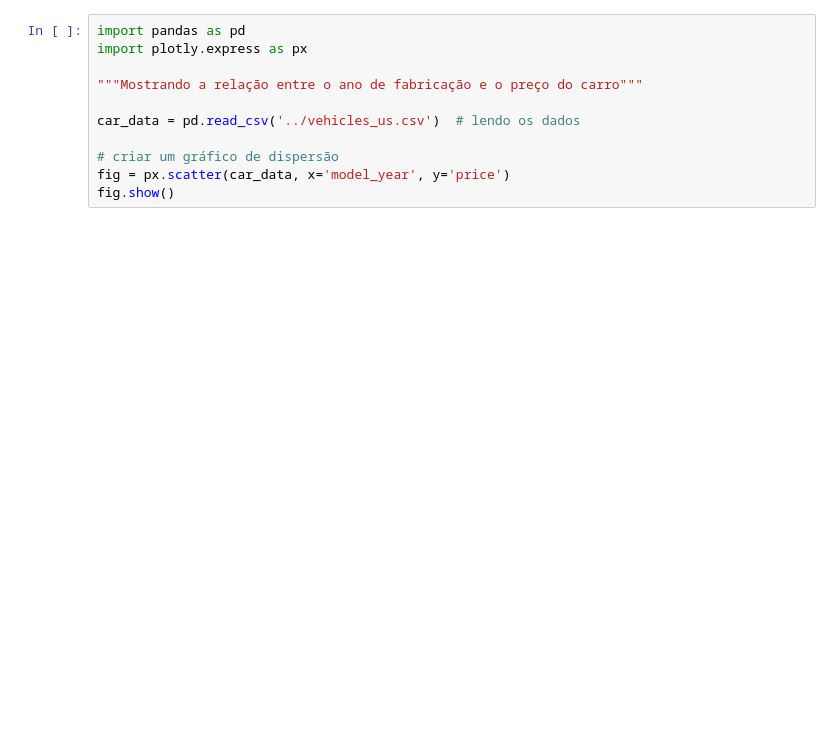
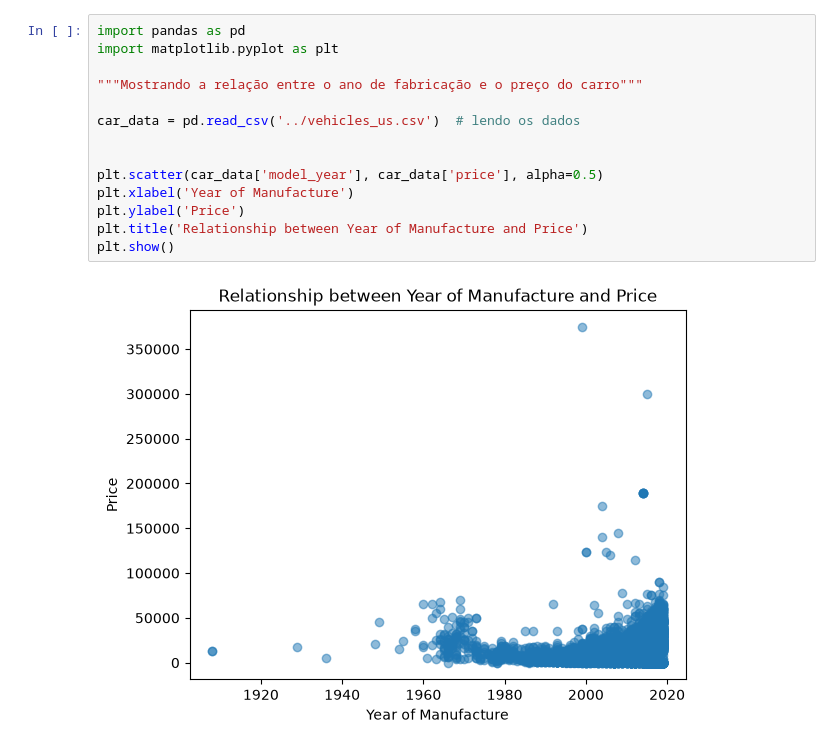
Before and after one commit to AndreT19/Car_crib, a Jupyter notebook: Notebooks/EDA.ipynb, the cells around one changed output. Cells and saved outputs as stored; diff of their text form; blank space fills up the shorter version.

```diff
--- a/Notebooks/EDA.ipynb
+++ b/Notebooks/EDA.ipynb
@@ -48,11 +25,16 @@ fig.show()
 # %%
 import pandas as pd
-import plotly.express as px
+import matplotlib.pyplot as plt
 
 """Mostrando a relação entre o ano de fabricação e o preço do carro"""
 
 car_data = pd.read_csv('../vehicles_us.csv')  # lendo os dados
 
-# criar um gráfico de dispersão
-fig = px.scatter(car_data, x='model_year', y='price')
-fig.show()
+
+plt.scatter(car_data['model_year'], car_data['price'], alpha=0.5)
+plt.xlabel('Year of Manufacture')
+plt.ylabel('Price')
+plt.title('Relationship between Year of Manufacture and Price')
+plt.show()
+# %% [output]
+[figure, added]
```
Also changed, not shown: parts of 2 cells of this notebook.
